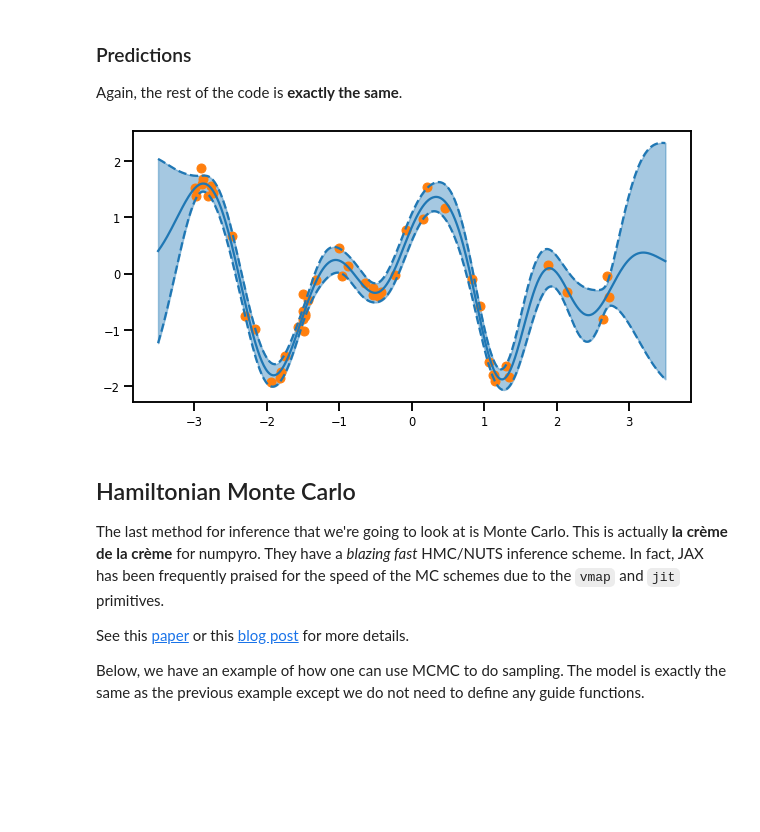
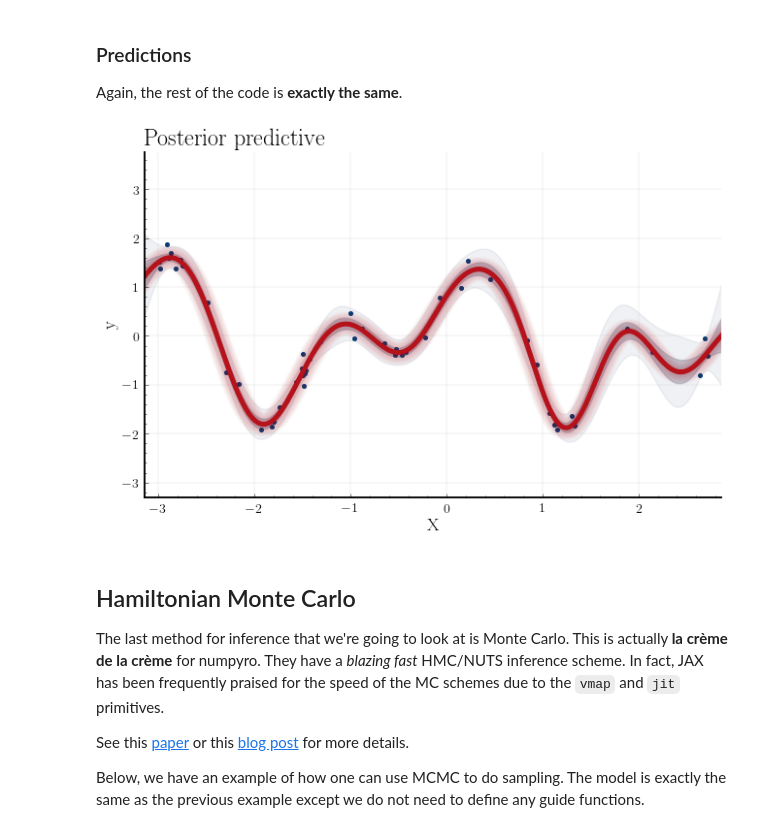
Before and after one commit to JaxGaussianProcesses/GPJax, a Jupyter notebook: docs/nbs/numpyro_interface.ipynb, the cells around one changed output. Drawn from its saved outputs; the diff is of its cells as text; code cells hidden in the pictures; blank space fills up the shorter version.

```diff
--- a/docs/nbs/numpyro_interface.ipynb
+++ b/docs/nbs/numpyro_interface.ipynb
@@ -457,22 +459,20 @@ mu = meanf(xtest).squeeze()
 cov = varf(xtest).squeeze()
 
 one_stddev = 1.96 * jnp.sqrt(jnp.diag(cov))
-# %%
-fig, ax = plt.subplots(figsize=(10, 5))
-ax.plot(x, y.squeeze(), "o", color="tab:orange")
-ax.plot(xtest, mu, color="tab:blue")
-ax.fill_between(
-    xtest.ravel(),
-    mu.ravel() - one_stddev,
-    mu.ravel() + one_stddev,
-    alpha=0.4,
-    color="tab:blue",
-)
-ax.plot(xtest, mu.ravel() - one_stddev, linestyle="--", color="tab:blue")
-ax.plot(xtest, mu.ravel() + one_stddev, linestyle="--", color="tab:blue")
-plt.show()
-# %% [output]
-[figure, removed]
+# %%
+fig, ax = plt.subplots(figsize=(10, 6))
+gpv.plot(
+    key,
+    posterior,
+    median_params,
+    training_ds,
+    xtest,
+    std_devs=[1, 3],
+    title="Posterior predictive",
+    ax=ax,
+)
+# %% [output]
+[figure, added]
 # %% [markdown]
 ## Hamiltonian Monte Carlo
 
```
Also changed, not shown: parts of 16 cells of this notebook, 6 other files.
